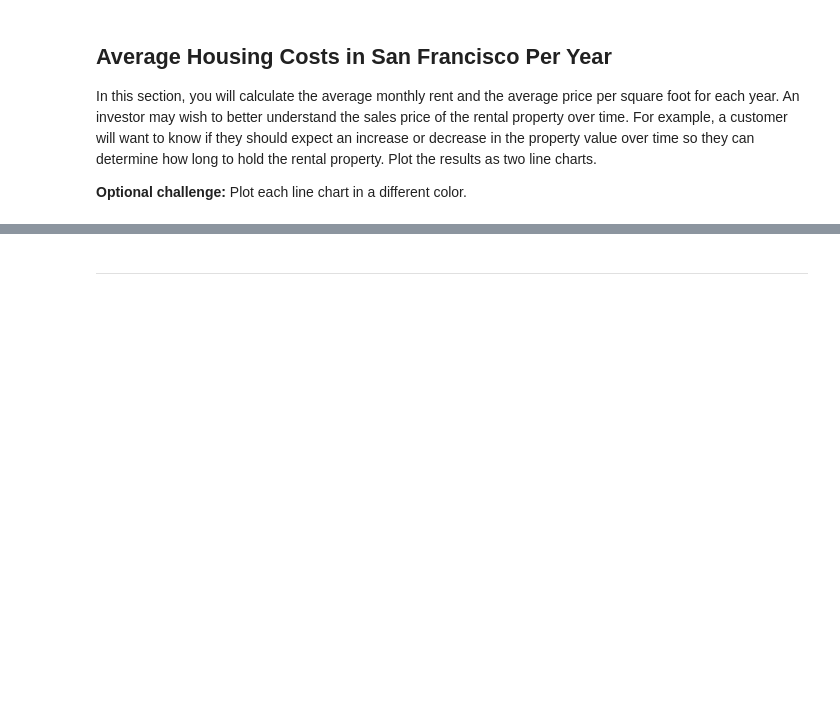
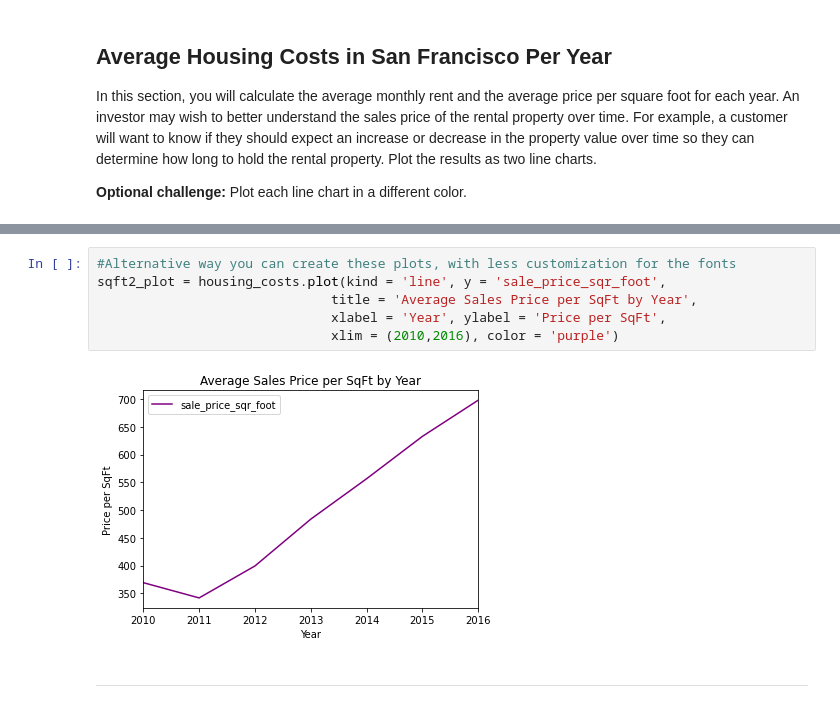
Before and after one commit to tylergehbauer/Pyhtonic-Monopoly, a Jupyter notebook: rental_analysis.ipynb, the cells around one changed output, grey strips where cells are left out. Drawn from its saved outputs; the diff is of its cells as text; blank space fills up the shorter version.

```diff
--- a/rental_analysis.ipynb
+++ b/rental_analysis.ipynb
@@ -137,3 +144,11 @@ rent_plot = housing_costs.plot(kind = 'line', y = 'gross_rent',
+# %%
+#Alternative way you can create these plots, with less customization for the fonts
+sqft2_plot = housing_costs.plot(kind = 'line', y = 'sale_price_sqr_foot',
+                              title = 'Average Sales Price per SqFt by Year',
+                              xlabel = 'Year', ylabel = 'Price per SqFt',
+                              xlim = (2010,2016), color = 'purple')
+# %% [output]
+[figure, added]
 # %% [markdown]
 - - -
 # %% [markdown]
```
Also changed, not shown: parts of 21 cells of this notebook, 2 other files.
